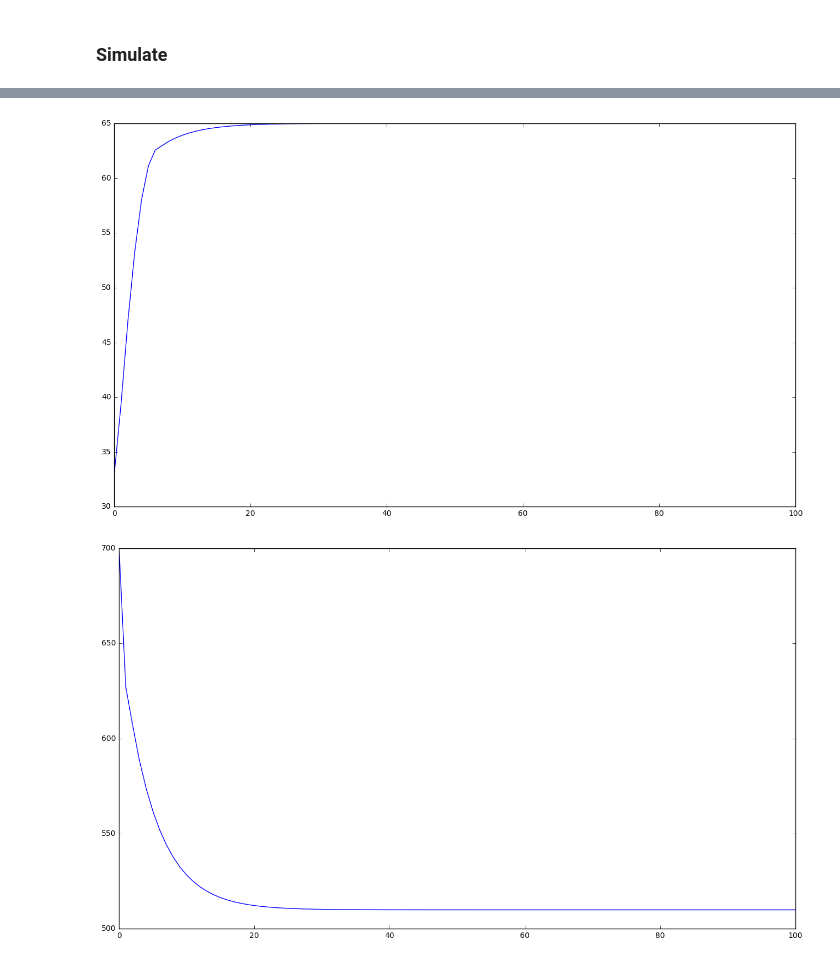
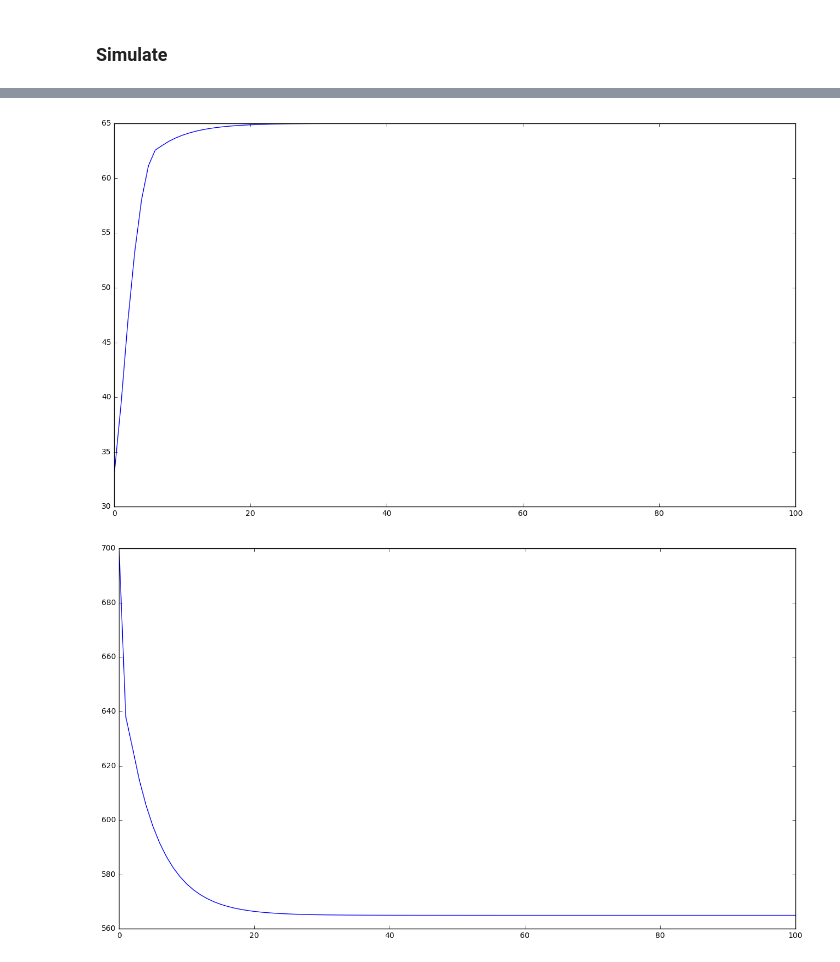
Before and after one commit to SupaStuff/senior_design, a Jupyter notebook: PID_controller.ipynb, the cells around one changed output, grey strips where cells are left out. Drawn from its saved outputs; the diff is of its cells as text; code cells hidden in the pictures.

```diff
--- a/PID_controller.ipynb
+++ b/PID_controller.ipynb
@@ -7,7 +8,7 @@ import numpy as np
 %matplotlib inline
 # %%
 class PID(object):
-    def __init__(self, dState=0, iState=0, iMin=0, iMax=100, Kp=1, Ki=1, Kd=1):
+    def __init__(self, dState=0, iState=0, iMin=0, iMax=100, Kp=1, Ki=0, Kd=0):
         self.dState = dState  # Last position input
         self.iState = iState  # Integrator state
         self.iMin   = iMin    # minimum allowable integrator state
@@ -36,8 +37,9 @@ def updatePID(pid, error, position):
 
     return p + i + d
 # %%
-def newtonsLawOfCooling(T_0=27.1, k=1):
-    return lambda x: T_0 + (x - T_0)*math.exp(-k)
+def newtonsLawOfCooling(T_0, T_a=15.1, k=0.001859):
+    t = itertools.count(0)
+    return lambda x: x + (T_0 - T_a)*(math.exp(-k) - 1)*math.exp(-k*next(t))
 # %%
 def humidityfunct(k):
     return lambda x: x + k
@@ -68,28 +54,35 @@ pprint(test.__dict__, width=1)
 # %%
 tempPID = PID(Kp=0.2, Ki=0.1, Kd=0.05)
 humiPID = PID(Kp=0.2, Ki=0.1, Kd=0.05)
-CO2PID = PID(Kp=0.2, Ki=0.1, Kd=0.05)
+CO2PID  = PID(Kp=0.2, Ki=0.1, Kd=0.05)
+PID3    = [tempPID, humiPID, CO2PID]
 
 temperature, humidity, CO2 = range(3)
+plant_process = [newtonsLawOfCooling(T_0=25), humidityfunct(k=3.0), CO2funct(2.0)]
 
-PID3      = [tempPID, humiPID, CO2PID]
-desired  = np.array([23.9, 50, 500])
-measured = np.array([20, 33, 700])
-plant_process = [newtonsLawOfCooling(k=0.01), humidityfunct(k=3.0), CO2funct(2.0)]
+desired  = np.zeros(3)
+measured = np.zeros(3)
+
+desired[temperature]  = 23.9
+desired[humidity]     = 50
+desired[CO2]          = 555
+
+measured[temperature] = 20
+measured[humidity]    = 33
+measured[CO2]         = 700
 # %% [markdown]
 ### Simulate
 # %%
-T = [measured]
+measurements = [measured]
 
 for i in range(100):
     error = desired - measured
     u_t = [updatePID(PID3[i], error[i], measured[i]) for i in range(3)]
     measured = [plantsys(u_t[i], measured[i], plant_process[i]) for i in range(3)]
-    #print(measured)
-    T.append(measured)
-T = np.array(T)
+    measurements.append(measured)
+measurements = np.array(measurements)
 # %%
-for measurements in T.T:
+for M in measurements.T:
     plt.figure(figsize=(16,9))
-    plt.plot(range(101),measurements)
+    plt.plot(range(101),M)
 # %% [output]
@@ -97,2 +90,2 @@ for measurements in T.T:
 [figure]
-[figure, old version]
+[figure, new version]
```
Also changed, not shown: parts of 5 cells of this notebook.
